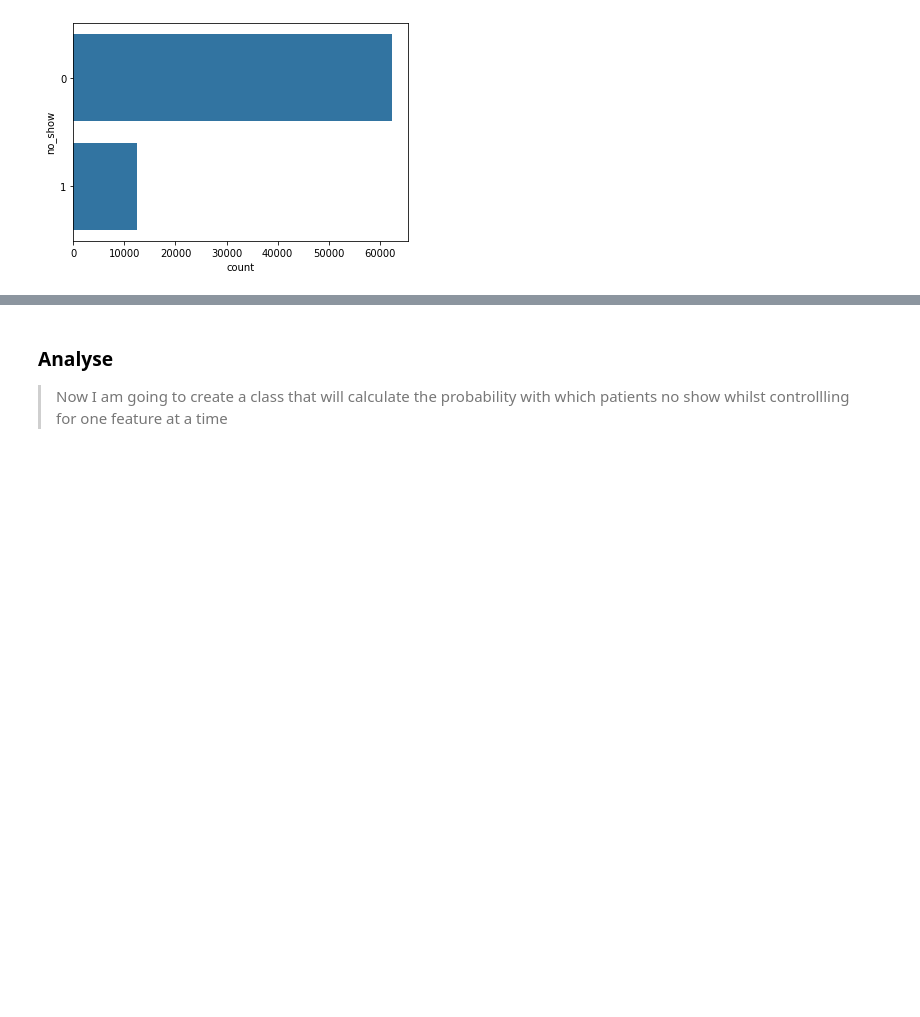
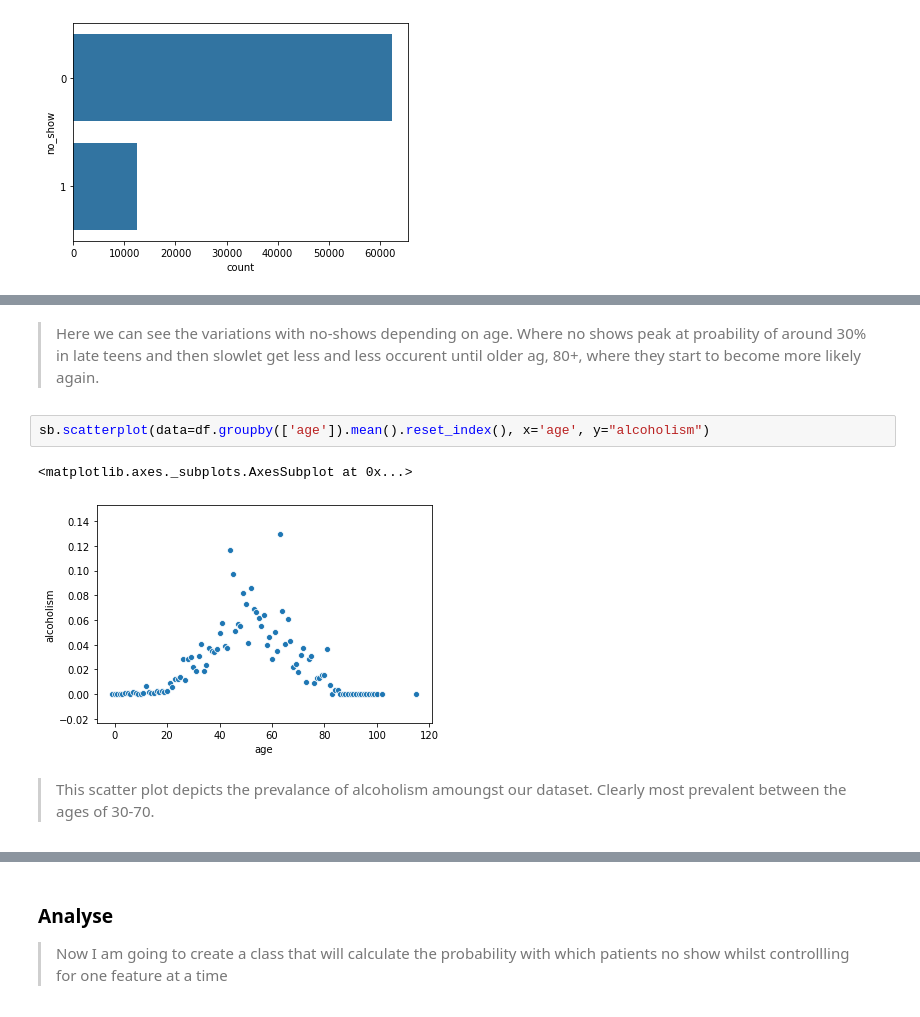
Before and after one commit to dodsy4/GP-attendence-analysis, a Jupyter notebook: Investigating No-Shows.ipynb, the cells around one changed output, grey strips where cells are left out. Cells and saved outputs as stored; diff of their text form; blank space fills up the shorter version.

```diff
--- a/Investigating No-Shows.ipynb
+++ b/Investigating No-Shows.ipynb
@@ -178,0 +202,9 @@ sb.countplot(data = df_sms, y = 'no_show', order = order, color=base_color);
+# %% [markdown]
+>Here we can see the variations with no-shows depending on age. Where no shows peak at  proability of around 30% in late teens and then slowlet get less and less occurent until older ag, 80+, where they start to become more likely again.
+# %%
+sb.scatterplot(data=df.groupby(['age']).mean().reset_index(), x='age', y="alcoholism")
+# %% [output]
+<matplotlib.axes._subplots.AxesSubplot at 0x...>
+[figure, added]
+# %% [markdown]
+>This scatter plot depicts the prevalance of alcoholism amoungst our dataset. Clearly most prevalent between the ages of 30-70.
```
Also changed, not shown: parts of 10 cells of this notebook.
